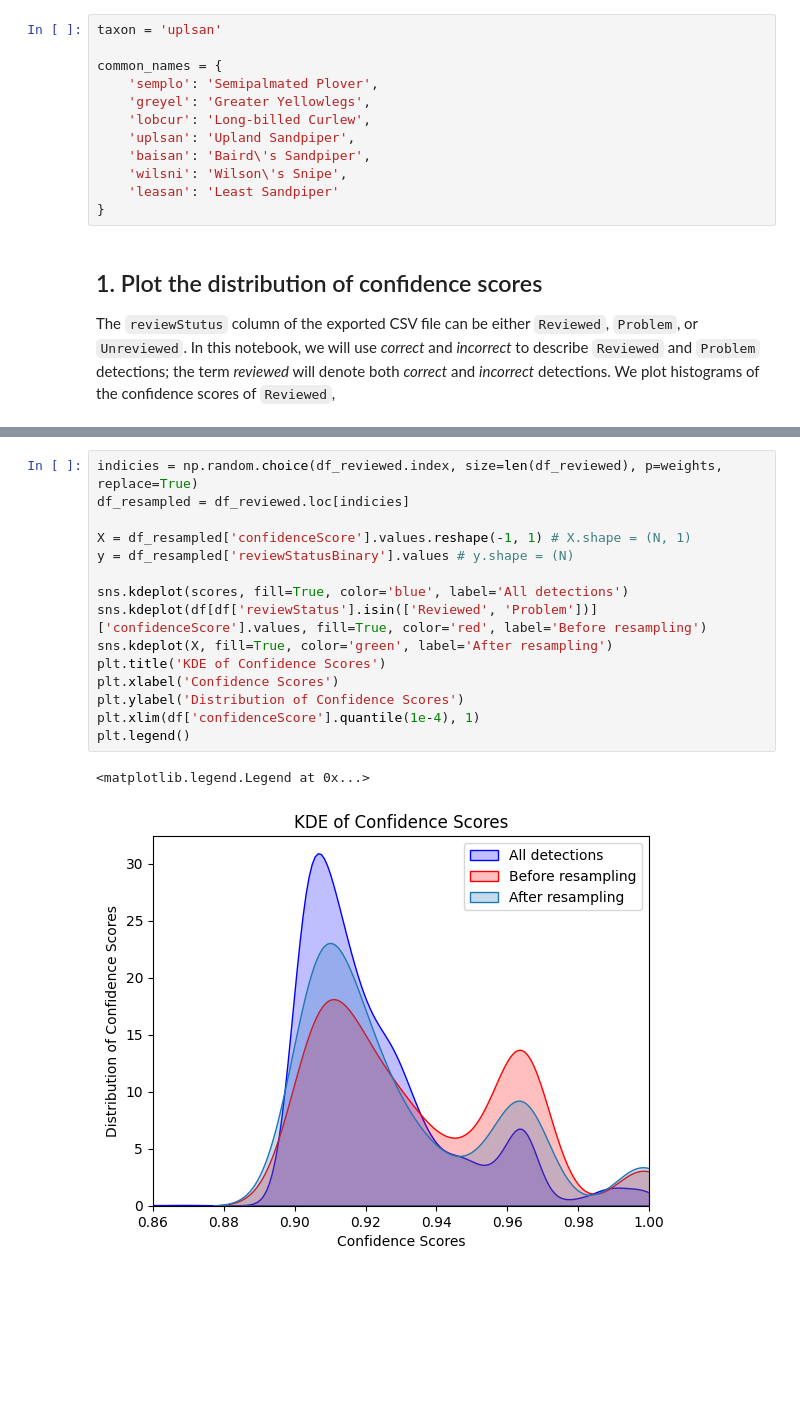
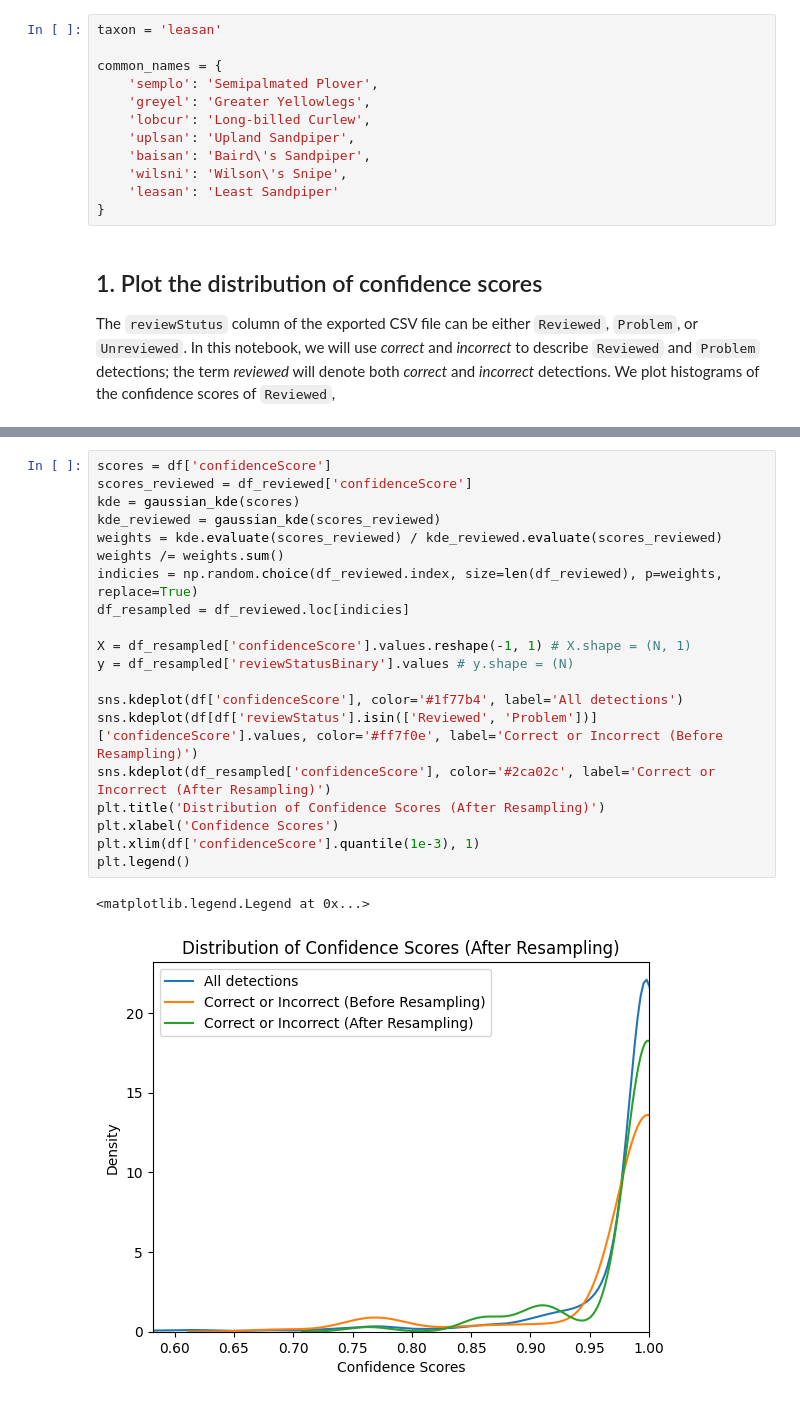
Before and after one commit to eshlei/montana-shorebirds, a Jupyter notebook: mpg.ipynb, the cells around one changed output, grey strips where cells are left out. Cells and saved outputs as stored; diff of their text form; blank space fills up the shorter version.

```diff
--- a/mpg.ipynb
+++ b/mpg.ipynb
@@ -14,5 +17,5 @@ from dateutil import tz
 # %%
-taxon = 'uplsan'
+taxon = 'leasan'
 
 common_names = {
     'semplo': 'Semipalmated Plover',
@@ -116,21 +104,26 @@ durinal detections: 120
 # %%
+scores = df['confidenceScore']
+scores_reviewed = df_reviewed['confidenceScore']
+kde = gaussian_kde(scores)
+kde_reviewed = gaussian_kde(scores_reviewed)
+weights = kde.evaluate(scores_reviewed) / kde_reviewed.evaluate(scores_reviewed)
+weights /= weights.sum()
 indicies = np.random.choice(df_reviewed.index, size=len(df_reviewed), p=weights, replace=True)
 df_resampled = df_reviewed.loc[indicies]
 
 X = df_resampled['confidenceScore'].values.reshape(-1, 1) # X.shape = (N, 1)
 y = df_resampled['reviewStatusBinary'].values # y.shape = (N)
 
-sns.kdeplot(scores, fill=True, color='blue', label='All detections')
-sns.kdeplot(df[df['reviewStatus'].isin(['Reviewed', 'Problem'])]['confidenceScore'].values, fill=True, color='red', label='Before resampling')
-sns.kdeplot(X, fill=True, color='green', label='After resampling')
-plt.title('KDE of Confidence Scores')
+sns.kdeplot(df['confidenceScore'], color='#1f77b4', label='All detections')
+sns.kdeplot(df[df['reviewStatus'].isin(['Reviewed', 'Problem'])]['confidenceScore'].values, color='#ff7f0e', label='Correct or Incorrect (Before Resampling)')
+sns.kdeplot(df_resampled['confidenceScore'], color='#2ca02c', label='Correct or Incorrect (After Resampling)')
+plt.title('Distribution of Confidence Scores (After Resampling)')
 plt.xlabel('Confidence Scores')
-plt.ylabel('Distribution of Confidence Scores')
-plt.xlim(df['confidenceScore'].quantile(1e-4), 1)
+plt.xlim(df['confidenceScore'].quantile(1e-3), 1)
 plt.legend()
 # %% [output]
 <matplotlib.legend.Legend at 0x...>
-[figure, old version]
+[figure, new version]
 # %%
 sns.kdeplot(data=df_resampled[df_resampled['reviewStatusBinary'] == 1], x='confidenceScore', label='Correct', fill=True)
 sns.kdeplot(data=df_resampled[df_resampled['reviewStatusBinary'] == 0], x='confidenceScore', label='Incorrect', fill=True)
```
Also changed, not shown: parts of 9 cells of this notebook, 7 other files.
